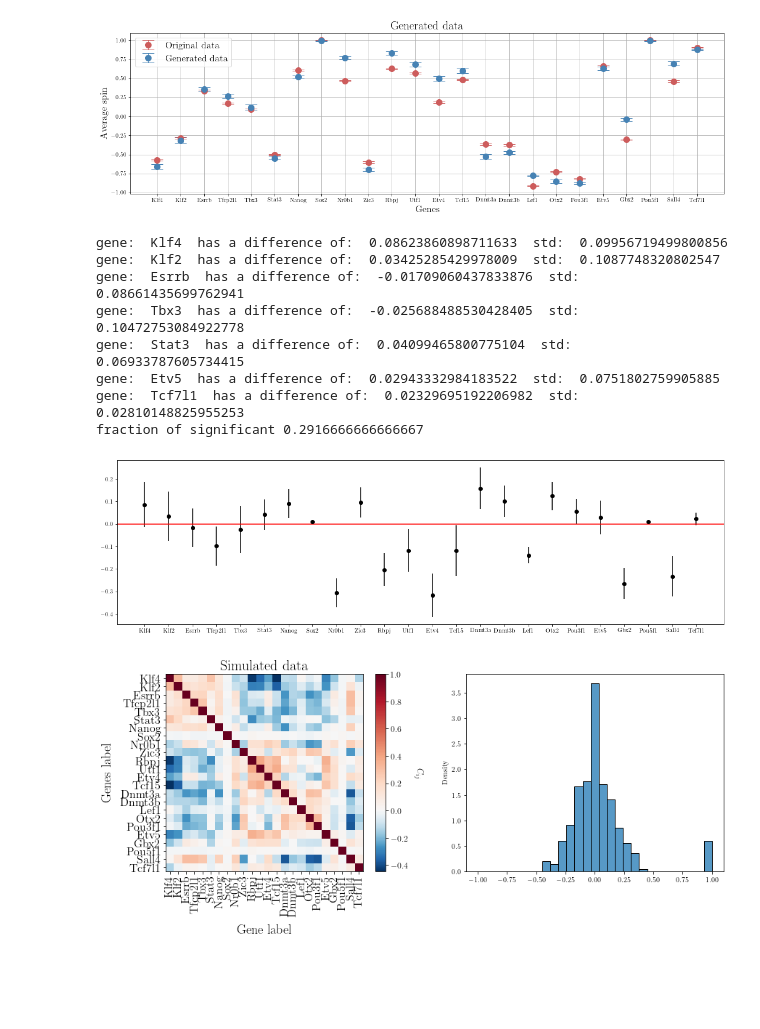
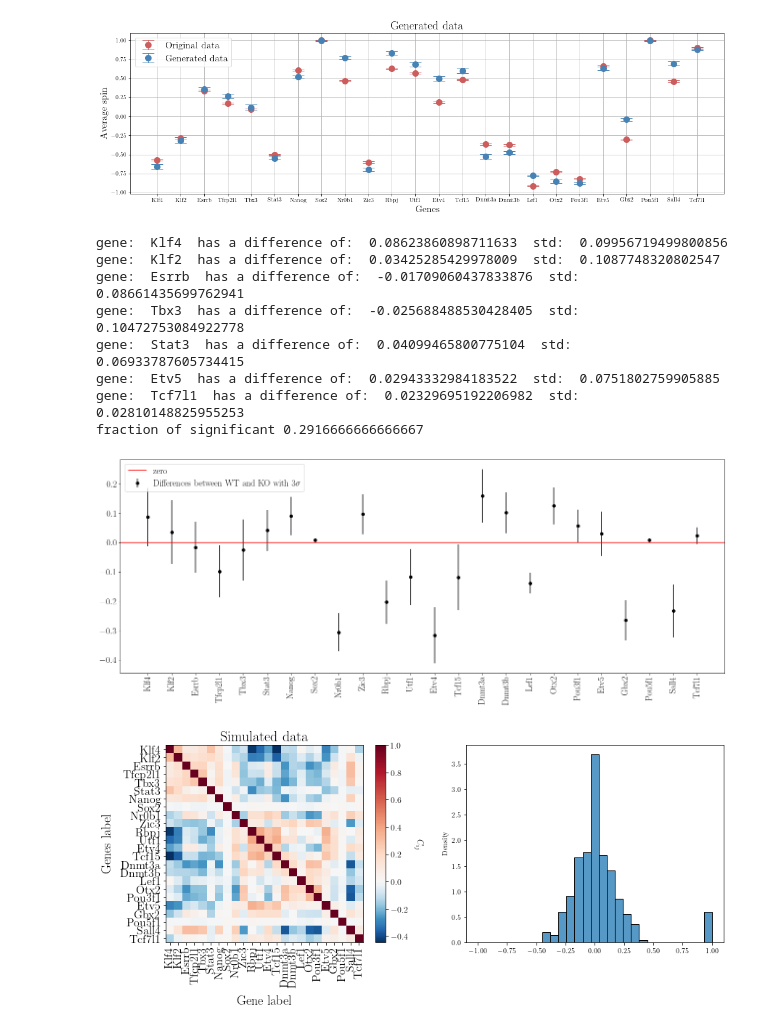
Before and after one commit to CleliaCorridori/GRN_Inference_CODE, a Jupyter notebook: Models_Evaluation.ipynb, the cells around one changed output. Cells and saved outputs as stored; diff of their text form; code cells hidden in the pictures; blank space fills up the shorter version.

```diff
--- a/Models_Evaluation.ipynb
+++ b/Models_Evaluation.ipynb
@@ -305,27 +305,3 @@ Min and Max values of J:  1.3011 -1.2723
 [figure]
 # %% [markdown]
 # PEARSON's Correlations
-# %%
-# optimize the code of the previous cell
-bins = np.linspace(-1, 1, 30)
-interaction_thr_Pearson = 0.02
-
-df_list = [df_bulk, df_raw, df_lN, df_pN, df_raw_mb, df_lN_mb, df_pN_mb, df_lN_mb_pst, df_pN_mb_pst]
-df_name = ["Bulk data", "Raw data", "LogNorm data", "PsiNorm data", "Raw + MB, size "+str(w_size), "LogNorm + MB, size "+str(w_size), "PsiNorm + MB, size "+str(w_size), "LogNorm + PST + MB", "PsiNorm + PST + MB"]
-
-inferred_frac = np.zeros(len(df_list))
-info_int = np.zeros((4,18,len(df_list)))
-for i in range(len(df_list)):
-    cm = np.corrcoef(df_list[i])
-    fig, ax = plt.subplots(nrows=1, ncols=2, figsize=(14, 5))
-    figfunc.plotmat(cm, fig, ax[0], df_raw.index, df_name[i], fix=True)
-    sns.histplot(np.ndarray.flatten(cm), bins=bins, ax=ax[1], stat="density")
-    plt.show()
-
-    # np.save(path_data + "OUT_Pearson/CM_" + df_name[i] + ".npy", cm)
-
-    inferred_frac[i], info_int[:,:,i], _ = funcs_general.TP_plot(TPtrial_list, cm, genes_order,
-                                                   inferred_int_thr = interaction_thr_Pearson, Norm_Matx = False,
-                                                   data_type=df_name[i],
-                                                   figplot=False, verbose=False, nbin=30, Norm = False)
-    print(f"fraction of correctly inffered interactions: {inferred_frac[i]:.2f}")
@@ -350,7 +312,7 @@ fraction of correctly inffered interactions: 0.67
 for i in range(len(df_list)):
     cm = np.load(path_data + "OUT_Pearson/CM_" + df_name[i] + ".npy")
     print("Number of known interactions for ", df_name[i], ":", funcs_general.TP_plot(TPtrial_list, cm, genes_order,
-                                                                                      data_type=df_name[i],
+                                                                                      data_type=df_name[i], inferred_int_thr = interaction_thr_Pearson,
                                                                                       figplot=False, verbose=False,
                                                                                       nbin=30, Norm = False)[0])
 # %% [output]
@@ -463,32 +422,36 @@ avg_activity_lN_sim, avg_activity_std_lN_sim = funcs_ko.plot_activity_simulated(
 # %%
 # number of sigma considered
 N_sigma = 3
 
 # compute the difference between the original and simulated spins values
 diff_activity_lN = np.zeros(len(avg_activity_lN))
 diff_activity_lN_std = np.zeros(len(avg_activity_lN))
 count = 0
 for i in range(len(avg_activity_lN)):
     diff_activity_lN[i] = (avg_activity_lN[i] - avg_activity_lN_sim[i])
     diff_activity_lN_std[i] = np.sqrt(avg_activity_std_lN[i]**2 + avg_activity_std_lN_sim[i]**2)
     if np.abs(diff_activity_lN[i]) < N_sigma * diff_activity_lN_std[i]:
         print("gene: ", genes_order[i], " has a difference of: ", diff_activity_lN[i], " std: ", N_sigma * diff_activity_lN_std[i])
         count += 1
 
-plt.figure(figsize=(18,5))
-plt.errorbar(genes_order, diff_activity_lN, yerr=N_sigma*diff_activity_lN_std, fmt='o', color='black')
-plt.axhline(y=0, color='r', linestyle='-')
+plt.figure(figsize=(22,8))
+plt.errorbar(genes_order, diff_activity_lN, yerr=N_sigma*diff_activity_lN_std, fmt='o', color='black', label = "Differences between WT and KO with "+str(N_sigma)+"$\sigma$")
+plt.axhline(y=0, color='r', linestyle='-', label= " zero")
+plt.legend(fontsize=18, loc="upper left")
+plt.xticks(rotation=90, fontsize=18)
+plt.yticks(fontsize=18)
+
 print("fraction of significant", count/len(genes_order))
 # %% [output]
 gene:  Klf4  has a difference of:  0.08623860898711633  std:  0.09956719499800856
 gene:  Klf2  has a difference of:  0.03425285429978009  std:  0.1087748320802547
 gene:  Esrrb  has a difference of:  -0.01709060437833876  std:  0.08661435699762941
 gene:  Tbx3  has a difference of:  -0.025688488530428405  std:  0.10472753084922778
 gene:  Stat3  has a difference of:  0.04099465800775104  std:  0.06933787605734415
 gene:  Etv5  has a difference of:  0.02943332984183522  std:  0.0751802759905885
 gene:  Tcf7l1  has a difference of:  0.02329695192206982  std:  0.02810148825955253
 fraction of significant 0.2916666666666667
-[figure, old version]
+[figure, new version]
 # %%
 cm_sim_lN = np.zeros((spins_new_lN.shape[0], spins_new_lN.shape[0], spins_new_lN.shape[2]))
 for ii in range(spins_new_lN.shape[2]):
```
Also changed, not shown: parts of 10 cells of this notebook, 6 other files.
